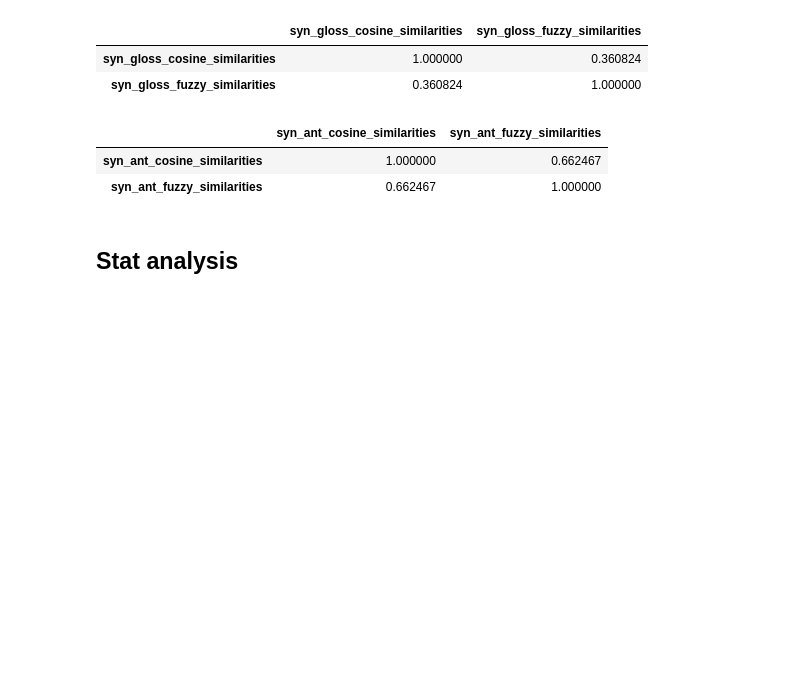
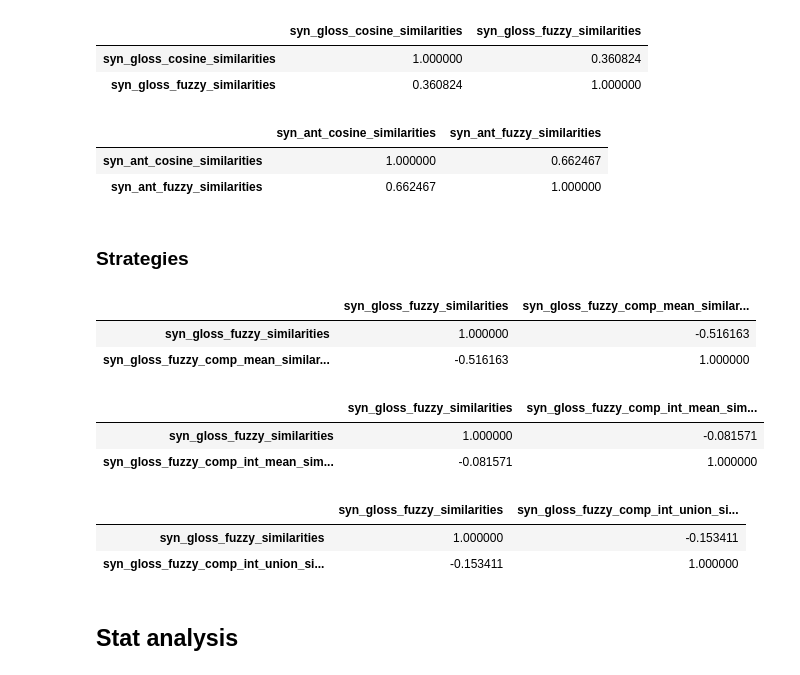
Before and after one commit to IsaacFigNewton/DisCoFuzz, a Jupyter notebook: DisCoFuzz.ipynb, the cells around one changed output. Drawn from its saved outputs; the diff is of its cells as text; code cells hidden in the pictures; blank space fills up the shorter version.

```diff
--- a/DisCoFuzz.ipynb
+++ b/DisCoFuzz.ipynb
@@ -1417,5 +1419,28 @@ eval_df[["syn_ant_cosine_similarities", "syn_ant_fuzzy_similarities"]].corr()
 |  | syn_ant_cosine_similarities | syn_ant_fuzzy_similarities |
 | syn_ant_cosine_similarities | 1.000000 | 0.662467 |
 | syn_ant_fuzzy_similarities | 0.662467 | 1.000000 |
+# %% [markdown]
+### Strategies
+# %%
+# fuzzy synset - fuzzy gloss vs fuzzy synset - fuzzy gloss composed embedding (mean)
+eval_df[["syn_gloss_fuzzy_similarities", "syn_gloss_fuzzy_comp_mean_similarities"]].corr()
+# %% [output]
+|  | syn_gloss_fuzzy_similarities | syn_gloss_fuzzy_comp_mean_similar... |
+| syn_gloss_fuzzy_similarities | 1.000000 | -0.516163 |
+| syn_gloss_fuzzy_comp_mean_similar... | -0.516163 | 1.000000 |
+# %%
+# fuzzy synset - fuzzy gloss vs fuzzy synset - fuzzy gloss composed embedding (intersection+mean)
+eval_df[["syn_gloss_fuzzy_similarities", "syn_gloss_fuzzy_comp_int_mean_similarities"]].corr()
+# %% [output]
+|  | syn_gloss_fuzzy_similarities | syn_gloss_fuzzy_comp_int_mean_sim... |
+| syn_gloss_fuzzy_similarities | 1.000000 | -0.081571 |
+| syn_gloss_fuzzy_comp_int_mean_sim... | -0.081571 | 1.000000 |
+# %%
+# fuzzy synset - fuzzy gloss vs fuzzy synset - fuzzy gloss composed embedding (intersection+union)
+eval_df[["syn_gloss_fuzzy_similarities", "syn_gloss_fuzzy_comp_int_union_similarities"]].corr()
+# %% [output]
+|  | syn_gloss_fuzzy_similarities | syn_gloss_fuzzy_comp_int_union_si... |
+| syn_gloss_fuzzy_similarities | 1.000000 | -0.153411 |
+| syn_gloss_fuzzy_comp_int_union_si... | -0.153411 | 1.000000 |
 # %% [markdown]
 ## Stat analysis
```
Also changed, not shown: parts of 4 cells of this notebook.
